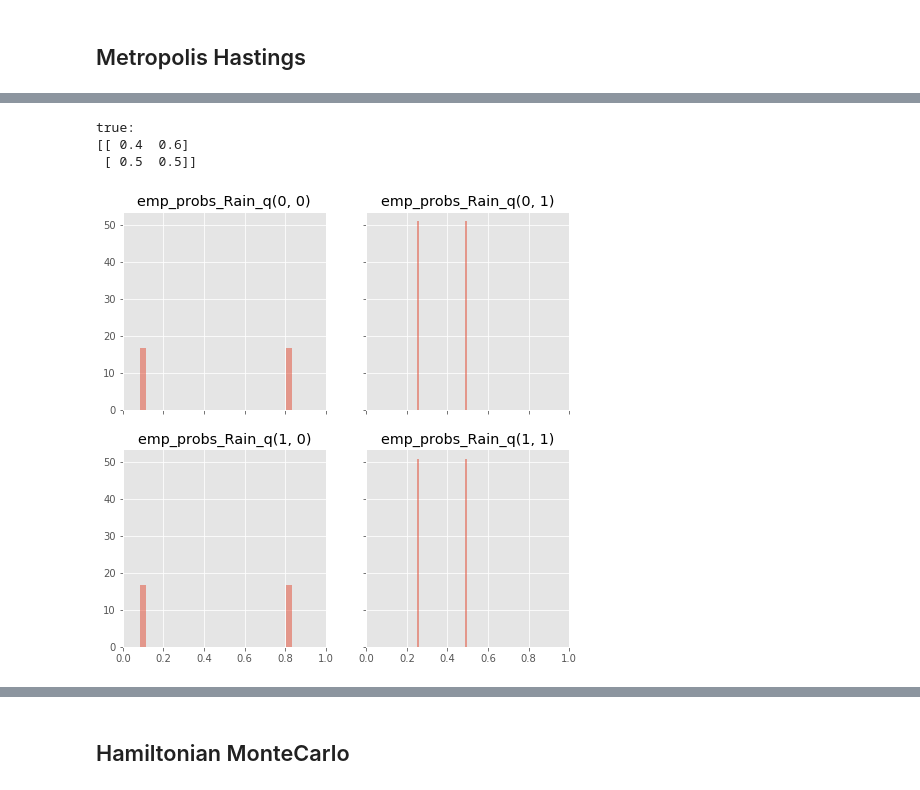
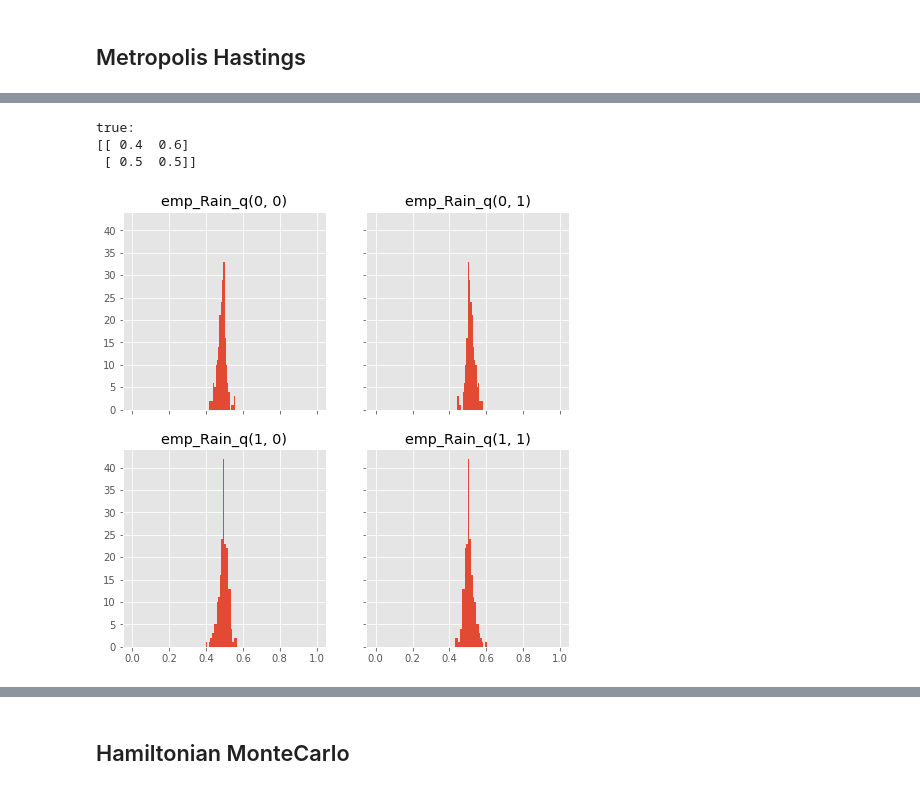
Before and after one commit to artiste-qb-net/quantum-fog, a Jupyter notebook: jupyter-notebooks/inference_via_ext_software/WetGrass_param_learn_MC_edward.ipynb, the cells around one changed output, grey strips where cells are left out. Drawn from its saved outputs; the diff is of its cells as text; code cells hidden in the pictures.

Commit message:
Found bug in hist plots of edward MC notebook

```diff
--- a/jupyter-notebooks/inference_via_ext_software/WetGrass_param_learn_MC_edward.ipynb
+++ b/jupyter-notebooks/inference_via_ext_software/WetGrass_param_learn_MC_edward.ipynb
@@ -81,7 +81,7 @@ obs_vertices = {'Cloudy', "WetGrass"}
 # Will go out of bounds if propo_scale too big.
 # Chain of probabilities in [0, 1] so choose propo_scale << 1
 mm.ModelMaker.write_edward_model_for_param_learning(file_prefix, bnet, obs_vertices,
-                                                    inf_method='MC', propo_scale=.05)
+                                                    inf_method='MC', propo_scale=.1)
 # %% [markdown]
 .py file with model can be found here
 
@@ -101,14 +101,15 @@ def plot_hist(vtx, num_pts):
     print('true:')
     print(bnet.get_node_named(vtx).potential.pot_arr)
     fig, ax = plt.subplots(2, 2, figsize = (8, 8), sharex=True, sharey=True)
-    plt.xlim(0,1)
+    plt.xlim(-.05,1.05)
+    #plt.ylim(0,num_pts)
     for j1 in range(0, 2):
         for j2 in range(0, 2):
-            arr_str = 'emp_probs_' + vtx + '_q'
+            arr_str = 'emp_' + vtx + '_q'
             ax[j1, j2].hist(eval(arr_str).params.eval()[
-                data_size - num_pts : data_size][j1, j2],
-                bins=25, alpha=0.5, normed=True)
-            ax[j1, j2].set_title('emp_probs_' + vtx + '_q(' +
+                data_size - num_pts : data_size][:, j1, j2],
+                bins=num_pts//10)
+            ax[j1, j2].set_title('emp_' + vtx + '_q(' +
                                  str(j1) + ', ' + str(j2) + ')')
     plt.show()
 # %%
@@ -127,8 +128,8 @@ inf.run()
 # %%
-plot_hist('Rain', 100)
+plot_hist('Rain', 200)
 # %% [output]
 true:
 [[ 0.4  0.6]
  [ 0.5  0.5]]
-[figure, old version]
+[figure, new version]
 # %%
```
Also changed, not shown: parts of 4 cells of this notebook, 4 other files.
